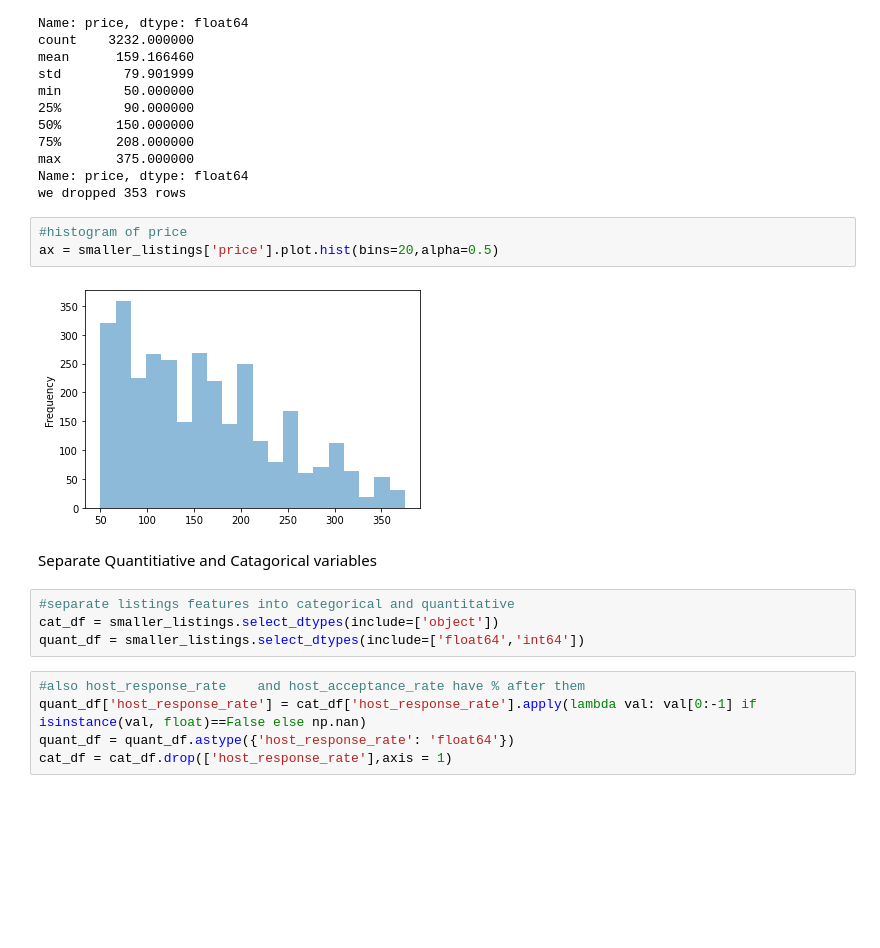
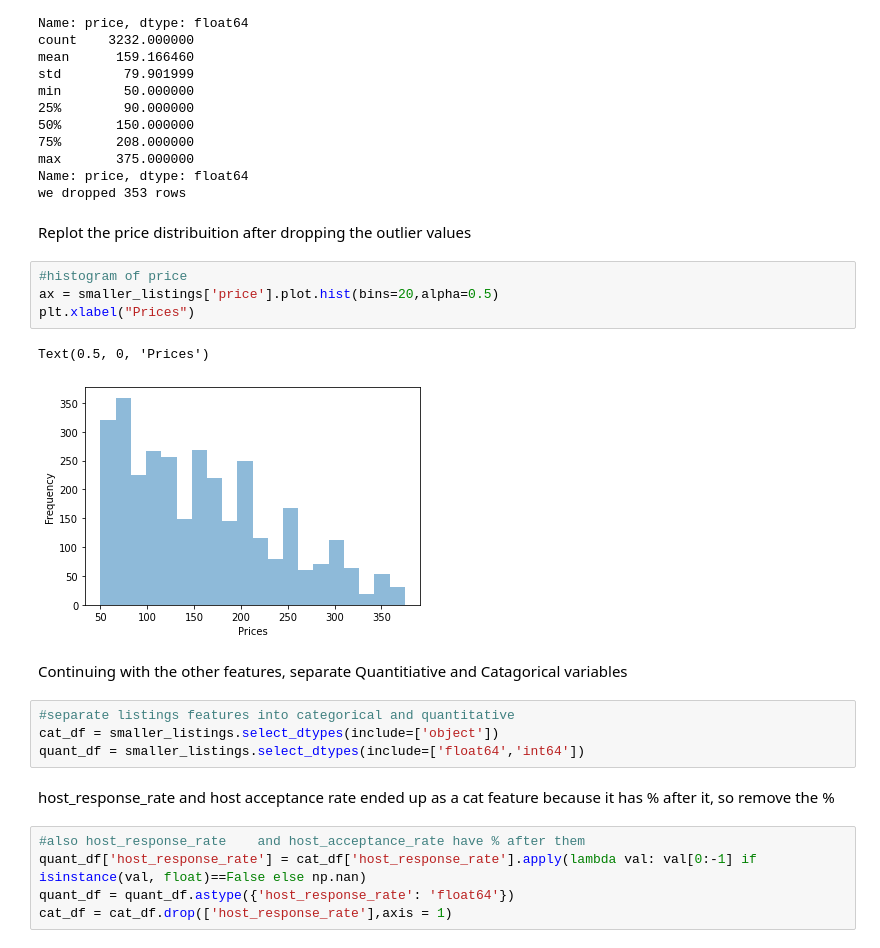
Before and after one commit to mai0elkady/Boston_airbnb_data_analysis, a Jupyter notebook: Boston_airbnb.ipynb, the cells around one changed output. Cells and saved outputs as stored; diff of their text form; blank space fills up the shorter version.

```diff
--- a/Boston_airbnb.ipynb
+++ b/Boston_airbnb.ipynb
@@ -205,17 +196,23 @@ min        50.000000
 max       375.000000
 Name: price, dtype: float64
 we dropped 353 rows
+# %% [markdown]
+Replot the price distribuition after dropping the outlier values
 # %%
 #histogram of price
 ax = smaller_listings['price'].plot.hist(bins=20,alpha=0.5)
+plt.xlabel("Prices")
 # %% [output]
+Text(0.5, 0, 'Prices')
-[figure, old version]
+[figure, new version]
 # %% [markdown]
-Separate Quantitiative and Catagorical variables
+Continuing with the other features, separate Quantitiative and Catagorical variables
 # %%
 #separate listings features into categorical and quantitative
 cat_df = smaller_listings.select_dtypes(include=['object'])
 quant_df = smaller_listings.select_dtypes(include=['float64','int64'])
+# %% [markdown]
+host_response_rate and host acceptance rate ended up as a cat feature because it has % after it, so remove the %
 # %%
 #also host_response_rate	and host_acceptance_rate have % after them
 quant_df['host_response_rate'] = cat_df['host_response_rate'].apply(lambda val: val[0:-1] if isinstance(val, float)==False else np.nan)
```
Also changed, not shown: parts of 56 cells of this notebook.
